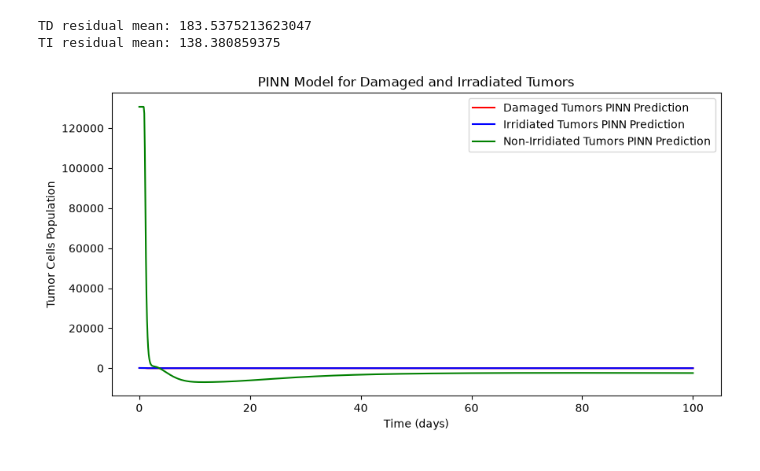
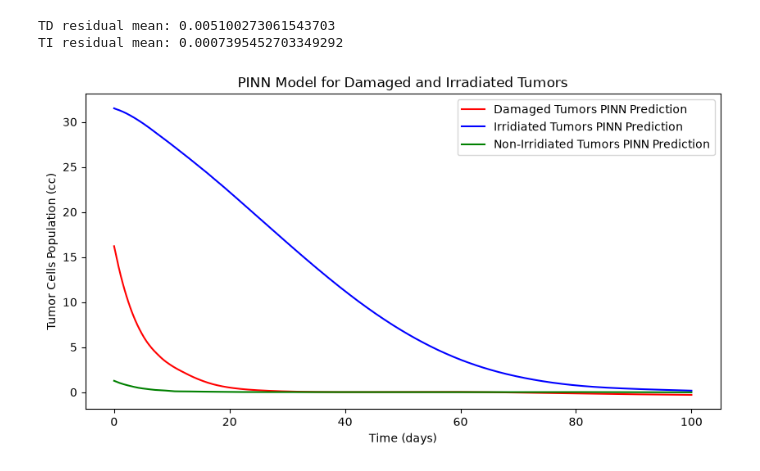
Before and after one commit to NavitaMishra11/PINNPractice, a Jupyter notebook: iRT Coupled THREE Equations .ipynb, the cells around one changed output. Saved outputs shown, nothing was run; the diff lists cells and outputs as text; code cells hidden in the pictures.

```diff
--- a/iRT Coupled THREE Equations .ipynb
+++ b/iRT Coupled THREE Equations .ipynb
@@ -12,10 +12,10 @@ from numpy import exp
 #     return -(delta_D * TD)
 
 #initial
-TI0 = 107
-TD0_value = 100
-TNI0 = 1.07E8
-L0 = 5.61E9
+TI0 = 31.5
+TD0_value = 16.2
+TNI0 = 1.26
+L0 = 2.71E9
 scale = 1e11
 device = torch.device("cuda" if torch.cuda.is_available() else "cpu")
 TD0 = torch.tensor([TD0_value], dtype=torch.float32, device=device)
@@ -217,41 +224,46 @@ Epoch: 19000, Total Loss: 1.1422447308982472e+23, Physics Loss: 13508853760.0, I
 model.eval()
 x_test = x.detach().clone().to(device=device, dtype=torch.float32)
 y_pred = model(x_test).detach().cpu().numpy()#get Pinn Solution curve
-TD_pred = y_pred[:, 0] * norm  # Extract the first column for TD predictions
-TI_pred = y_pred[:, 1] * norm # Extract the second column for TI predictions
-TNI_pred = y_pred[:, 2] * norm # Extract the third column for TNI predictions
+TD_pred = y_pred[:, 0] #* norm  # Extract the first column for TD predictions
+TI_pred = y_pred[:, 1] #* norm # Extract the second column for TI predictions
+TNI_pred = y_pred[:, 2] #* norm # Extract the third column for TNI predictions
 #Plotting the Neural Network Model vs Analytical Solution
 plt.figure(figsize=(10, 5))
 plt.title("PINN Model for Damaged and Irradiated Tumors")
 #plt.plot(x, y, label="Analytical Solution", color="pink", linewidth=7)
 plt.xlabel("Time (days)")
-plt.ylabel("Tumor Cells Population")
+plt.ylabel("Tumor Cells Population (cc)")
 
 #plotting the analytical solution
 # y_pred is currently flattened from (100, 6) -> (600, 1), so recover (100, 6) first
 # plt.plot(x.cpu().numpy(), TD_pred, label="Damaged Tumors PINN Prediction", color="red")
 # plt.plot(x.cpu().numpy(), TI_pred, label="Irridiated Tumors PINN Prediction", color="blue")
 
 print("TD residual mean:", loss_TD.item())
 print("TI residual mean:", loss_TI.item())
 
 t = x.cpu().numpy()
 
 true_TD = TD0_value *np.exp(-delta_D * t)   # if TD0 was normalized to 1
 #plt.plot(t, true_TD, label="TD analytical (pure decay)", color="pink", linewidth=7)
 
 plt.plot(x.cpu().numpy(), TD_pred, label="Damaged Tumors PINN Prediction", color="red")
 plt.plot(x.cpu().numpy(), TI_pred, label="Irridiated Tumors PINN Prediction", color="blue")
 plt.plot(x.cpu().numpy(), TNI_pred, label="Non-Irridiated Tumors PINN Prediction", color="green")
 # plt.plot(t, true_TD, label="Exact")
 #plt.plot(t, TD_pred, '--', label="PINN")
+#plt.plot(t, true_TD, label="TD analytical (pure decay)", color="pink", linewidth=7)
+#plt.plot
+
+true_TD = TD0_value *np.exp(-delta_D * t)   # if TD0 was normalized to 1
+true_TI = mu * TI0 * (1 - ((TI0 + TD0_value)/K)) - (Zp * TI0) - (Zs * TI0)
 plt.legend()
 
 #plotting the training data points
 #plt.plot(x_data, y_data, label="Data Points", color="blue", linestyle="None", marker="o")
 plt.legend()
 plt.show()
 # %% [output]
-TD residual mean: 183.5375213623047
-TI residual mean: 138.380859375
+TD residual mean: 0.005100273061543703
+TI residual mean: 0.0007395452703349292
-[figure, old version]
+[figure, new version]
```
Also changed, not shown: parts of 2 cells of this notebook, 4 other files.
